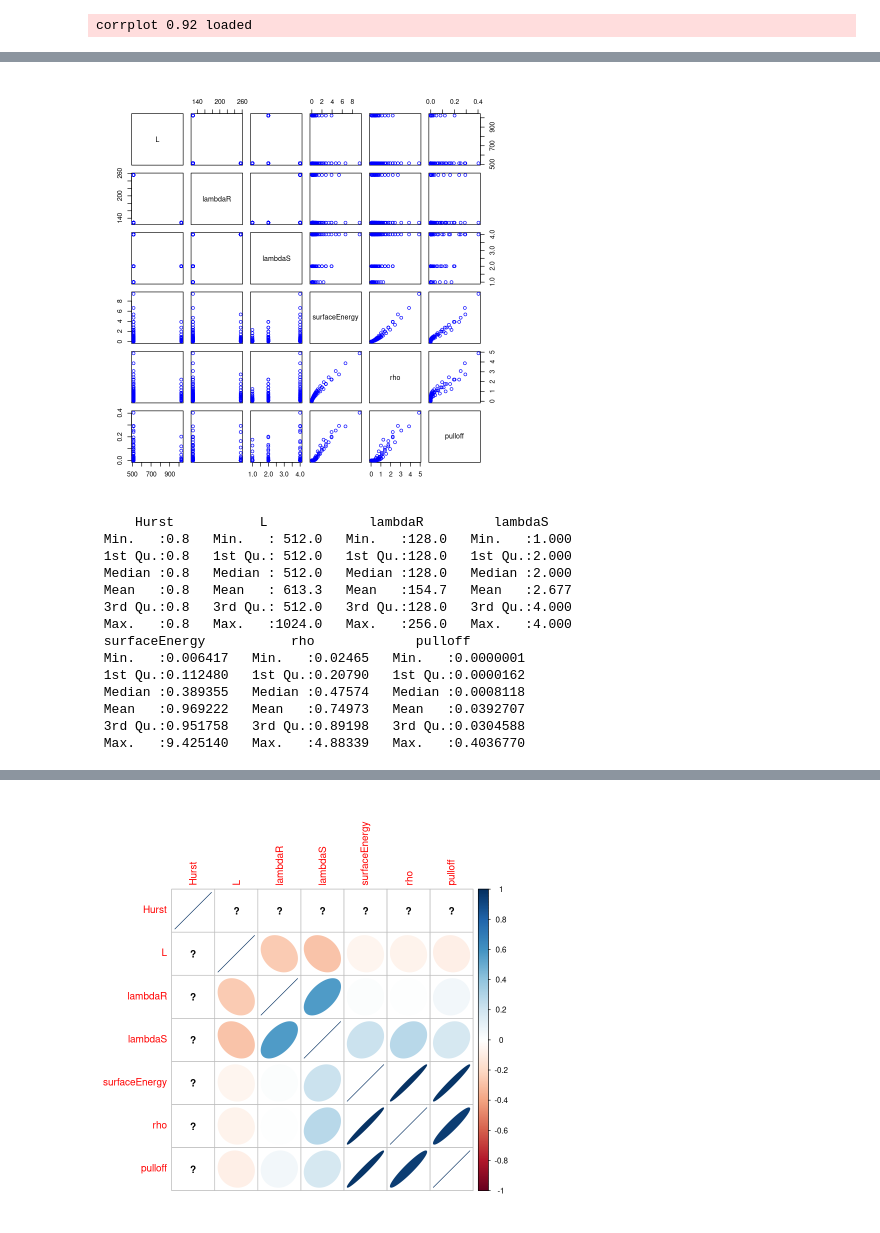
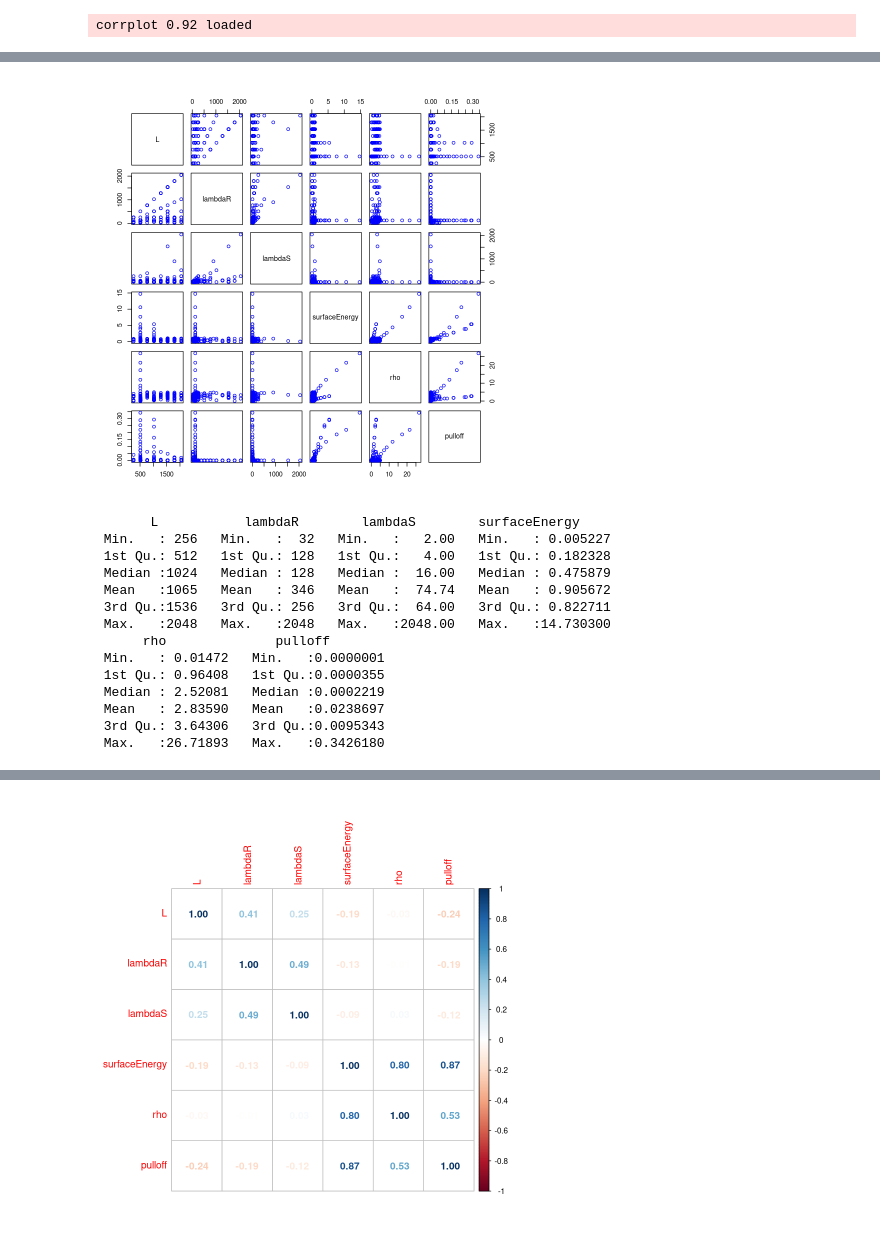
Before and after one commit to Marc-Honecker/CSMP-Project, a Jupyter notebook: src/model/RoughContact/R_RoughContact.ipynb, the cells around one changed output, grey strips where cells are left out. Saved outputs shown, nothing was run; the diff lists cells and outputs as text; code cells hidden in the pictures.

```diff
--- a/src/model/RoughContact/R_RoughContact.ipynb
+++ b/src/model/RoughContact/R_RoughContact.ipynb
@@ -8,7 +8,7 @@ library(tree)
 # %% [output]
 corrplot 0.92 loaded
 # %%
-roughContact <- read.csv('../../../data/RoughContact/pulloff4AIlabelled.csv', header = TRUE,  sep = ',')
+roughContact <- read.csv('../../../data/RoughContact/newPulloffJan28th.csv', header = TRUE,  sep = ';')[, -1]
 
 head(roughContact)
 # %% [output]
@@ -24,26 +24,26 @@ A data.frame: 6 × 7
 # %%
 pairs(~ L + lambdaR + lambdaS + surfaceEnergy + rho + pulloff, data = roughContact, col = 'blue')
 # %% [output]
-[figure, old version]
+[figure, new version]
 # %%
 summary(roughContact)
 # %% [output]
-     Hurst           L             lambdaR         lambdaS
- Min.   :0.8   Min.   : 512.0   Min.   :128.0   Min.   :1.000
- 1st Qu.:0.8   1st Qu.: 512.0   1st Qu.:128.0   1st Qu.:2.000
- Median :0.8   Median : 512.0   Median :128.0   Median :2.000
- Mean   :0.8   Mean   : 613.3   Mean   :154.7   Mean   :2.677
- 3rd Qu.:0.8   3rd Qu.: 512.0   3rd Qu.:128.0   3rd Qu.:4.000
- Max.   :0.8   Max.   :1024.0   Max.   :256.0   Max.   :4.000
- surfaceEnergy           rho             pulloff
- Min.   :0.006417   Min.   :0.02465   Min.   :0.0000001
- 1st Qu.:0.112480   1st Qu.:0.20790   1st Qu.:0.0000162
- Median :0.389355   Median :0.47574   Median :0.0008118
- Mean   :0.969222   Mean   :0.74973   Mean   :0.0392707
- 3rd Qu.:0.951758   3rd Qu.:0.89198   3rd Qu.:0.0304588
- Max.   :9.425140   Max.   :4.88339   Max.   :0.4036770
+       L           lambdaR        lambdaS        surfaceEnergy
+ Min.   : 256   Min.   :  32   Min.   :   2.00   Min.   : 0.005227
+ 1st Qu.: 512   1st Qu.: 128   1st Qu.:   4.00   1st Qu.: 0.182328
+ Median :1024   Median : 128   Median :  16.00   Median : 0.475879
+ Mean   :1065   Mean   : 346   Mean   :  74.74   Mean   : 0.905672
+ 3rd Qu.:1536   3rd Qu.: 256   3rd Qu.:  64.00   3rd Qu.: 0.822711
+ Max.   :2048   Max.   :2048   Max.   :2048.00   Max.   :14.730300
+      rho              pulloff
+ Min.   : 0.01472   Min.   :0.0000001
+ 1st Qu.: 0.96408   1st Qu.:0.0000355
+ Median : 2.52081   Median :0.0002219
+ Mean   : 2.83590   Mean   :0.0238697
+ 3rd Qu.: 3.64306   3rd Qu.:0.0095343
+ Max.   :26.71893   Max.   :0.3426180
 # %%
 roughContact.cor <- cor(roughContact)
 
-corrplot(roughContact.cor, method='ellipse')
+corrplot(roughContact.cor, method='number')
 # %% [output]
@@ -52,4 +50,4 @@ Warning message in cor(roughContact):
-[figure, old version]
+[figure, new version]
 # %%
 set.seed(1)
 
```
Also changed, not shown: parts of 9 cells of this notebook, 10 other files.
